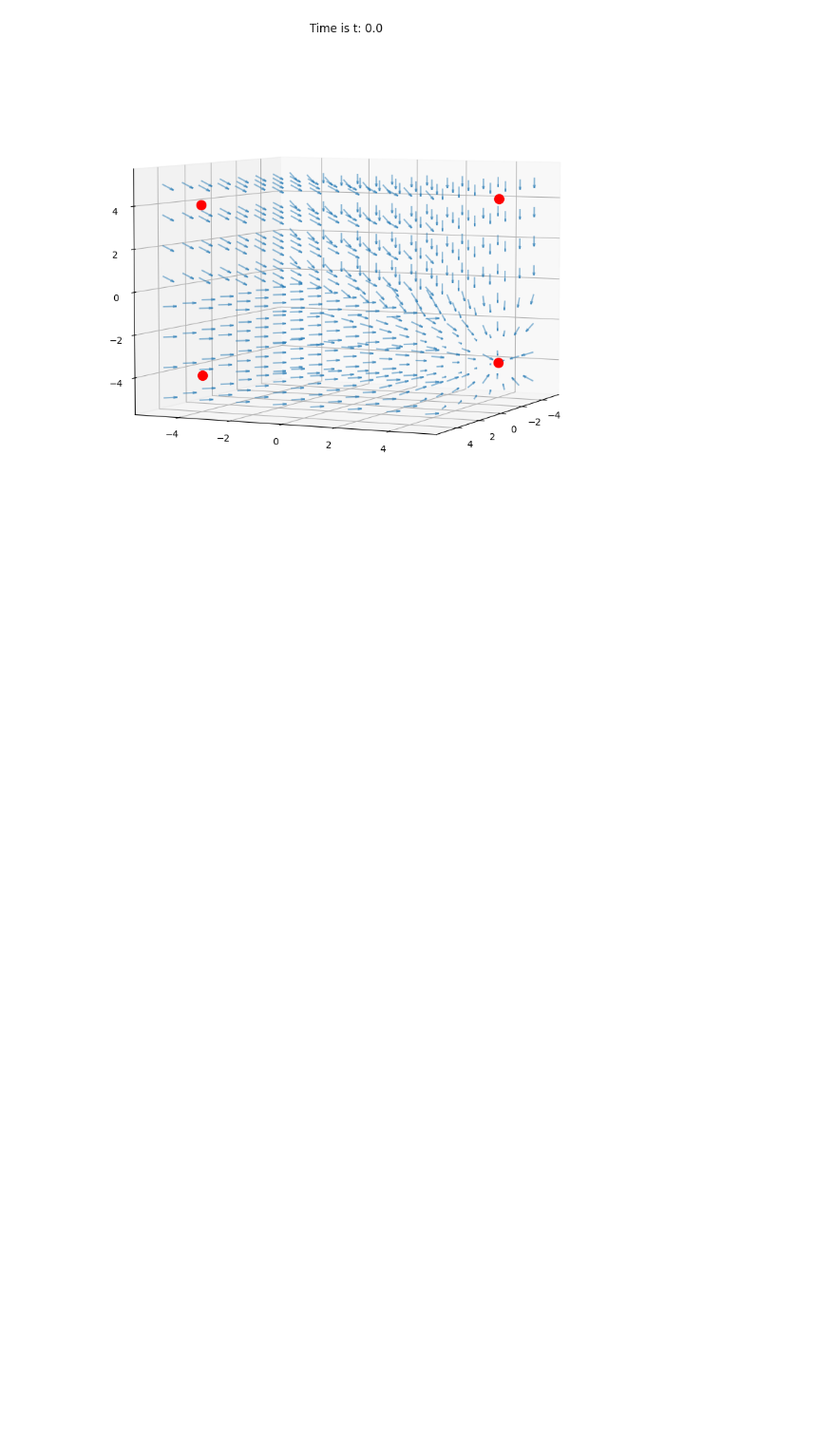
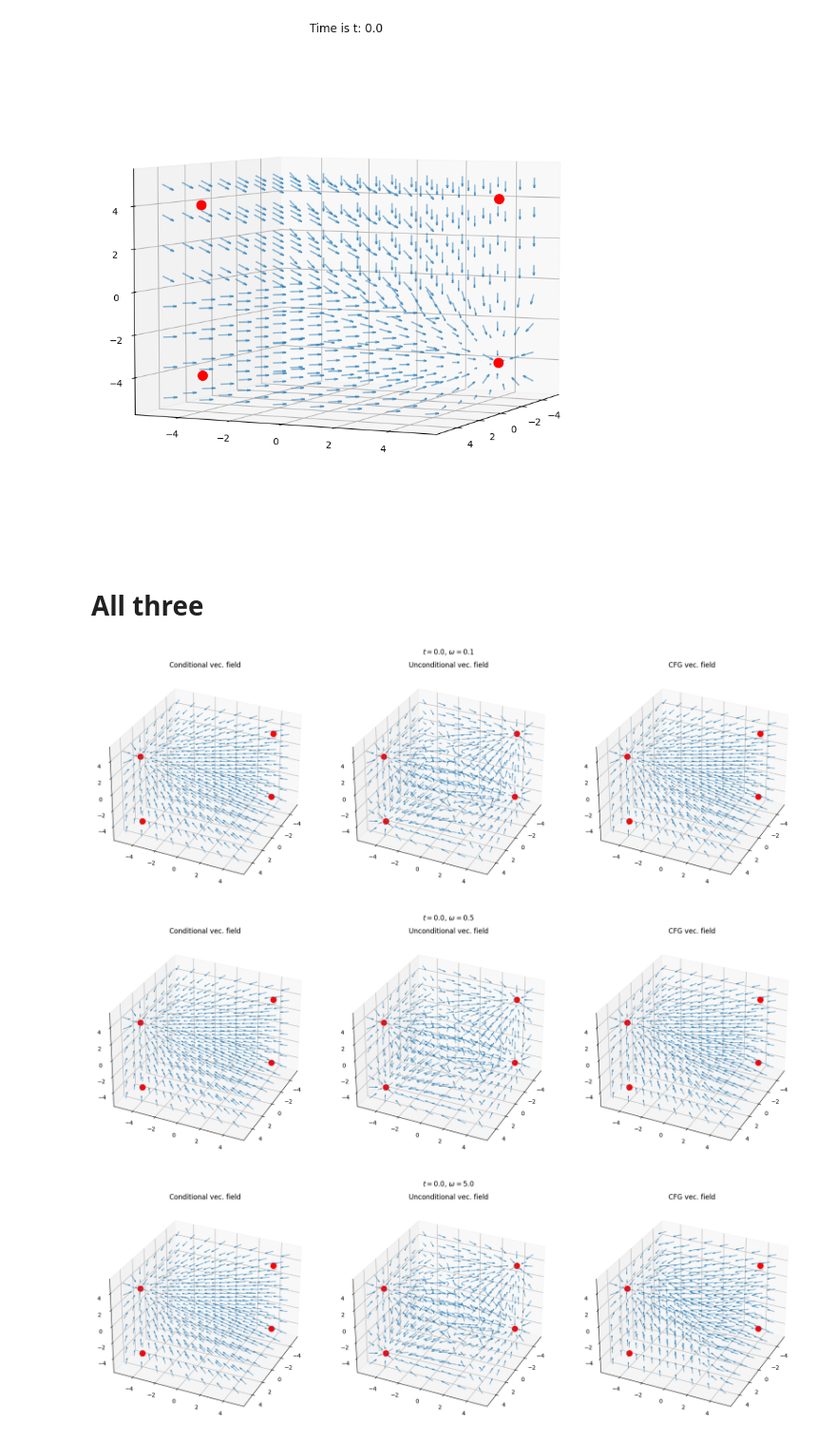
Before and after one commit to krunolp/cfg_theory, a Jupyter notebook: 3dgauss.ipynb, the cells around one changed output. Shown at 95% size. Cells and saved outputs as stored; diff of their text form; code cells hidden in the pictures; blank space fills up the shorter version.

```diff
--- a/3dgauss.ipynb
+++ b/3dgauss.ipynb
@@ -132,0 +129,46 @@ generate_gif('cfg_score', cfg, m1, m2, dt, sigma, min_val, max_val, omega=1.5, l
+# %% [markdown]
+# All three
+# %%
+def plot_all_three(m1, m2, t, dt, sigma, omega, n=10, min=-5, max=5, label=0, plot=False, l=0.5, elev=45, azim=45,):
+    t, sigma = torch.tensor(t), torch.tensor(sigma)
+    Gamma_t = sigma**2*torch.exp(-2*t) + dt
+    xx, yy, zz = torch.meshgrid(
+        [torch.linspace(min, max, steps=n)]*3, indexing='ij')
+    inp = torch.stack((xx, yy, zz), dim=-1).reshape(-1, 3)
+    conc1, conc2 = [], []
+    for inp_ in inp:
+        conc1.append(cond_score(inp_, t, m1, m2, Gamma_t, label))
+        conc2.append(uncond_score(inp_, t, m1, m2, Gamma_t))
+    conc1 = torch.stack(conc1).detach().numpy()
+    conc2 = torch.stack(conc2).detach().numpy()
+    conc = (1 + omega) * conc1 - omega * conc2
+    inp = inp.detach().numpy()
+
+    if plot:
+        fig = plt.figure(figsize=(18, 6))
+
+        for i, c in enumerate([conc1, conc2, conc], start=1):
+            ax = fig.add_subplot(1, 3, i, projection='3d')
+            ax.set_title(['Conditional vec. field',
+                        'Unconditional vec. field',
+                        'CFG vec. field'][i-1])
+            ax.quiver(inp[:, 0], inp[:, 1], inp[:, 2], c[:, 0],
+                  c[:, 1], c[:, 2], length=l, normalize=True, alpha=0.5)
+            for plots in [m1+m2, m1-m2, -m1+m2, -m1-m2]:
+                ax.scatter(plots[0], plots[1], plots[2], color='r', s=100)
+
+            ax.view_init(elev=elev, azim=azim)
+        plt.suptitle("$t=$"+str(round(t.item(), 2))+f", $\omega=$"+str(omega), y=1.01)
+        plt.tight_layout()
+        plt.show()
+    return inp, conc1, conc2, conc
+# %%
+t = 0.
+sigma = 1.
+_, _, _, _= plot_all_three(m1, m2, t, dt, sigma, omega=0.1, n=8, min=-5, max=5, plot=True, l=.75, elev=30, azim=25)
+_, _, _, _= plot_all_three(m1, m2, t, dt, sigma, omega=0.5, n=8, min=-5, max=5, plot=True, l=.75, elev=30, azim=25)
+_, _, _, _= plot_all_three(m1, m2, t, dt, sigma, omega=5.0, n=8, min=-5, max=5, plot=True, l=.75, elev=30, azim=25)
+# %% [output]
+[figure, added]
+[figure, added]
+[figure, added]
```
Also changed, not shown: parts of 12 cells of this notebook, 1 other file.
